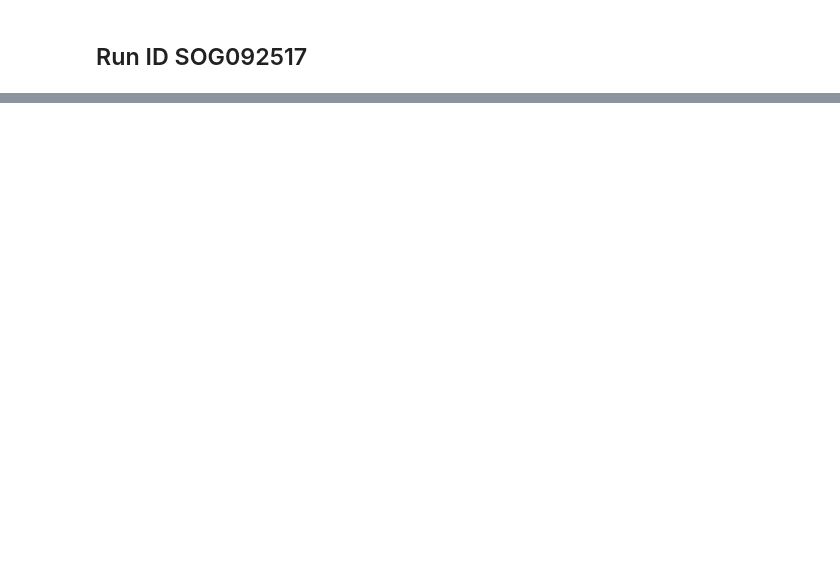
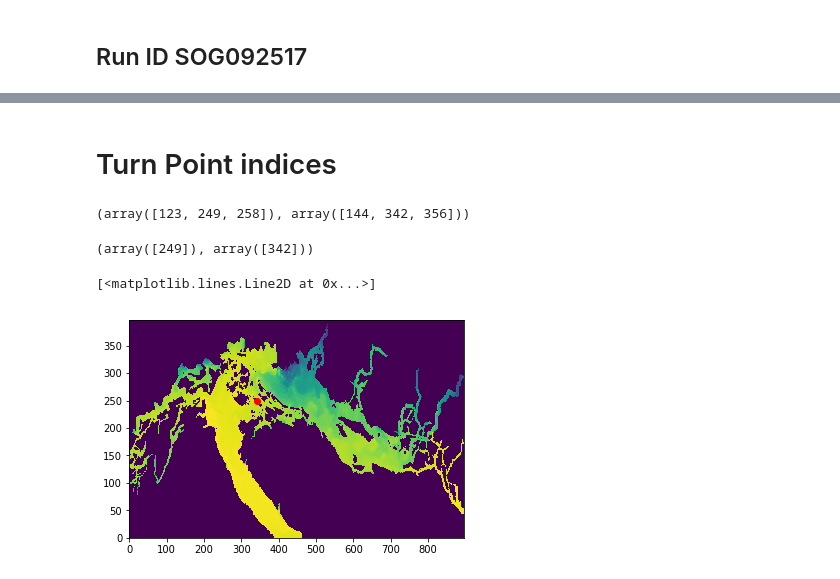
Before and after one commit to ambhudia/analysis-ashutosh, a Jupyter notebook: Untitled.ipynb, the cells around one changed output, grey strips where cells are left out. Saved outputs shown, nothing was run; the diff lists cells and outputs as text; code cells hidden in the pictures; blank space fills up the shorter version.

```diff
--- a/Untitled.ipynb
+++ b/Untitled.ipynb
@@ -91,0 +96,19 @@ second run
+# %% [markdown]
+# Turn Point indices
+# %%
+np.where(lon1 == -123.24085235595703)
+# %% [output]
+(array([123, 249, 258]), array([144, 342, 356]))
+# %%
+np.where(lat1 == 48.691226959228516)
+# %% [output]
+(array([249]), array([342]))
+# %%
+y = 249
+x = 342
+# %%
+plt.pcolormesh(t_vars.root.Results.salinity.salinity_00001[39])
+plt.plot([x], [y], 'ro')
+# %% [output]
+[<matplotlib.lines.Line2D at 0x...>]
+[figure, added]
```
Also changed, not shown: parts of 18 cells of this notebook, 2 other files.
